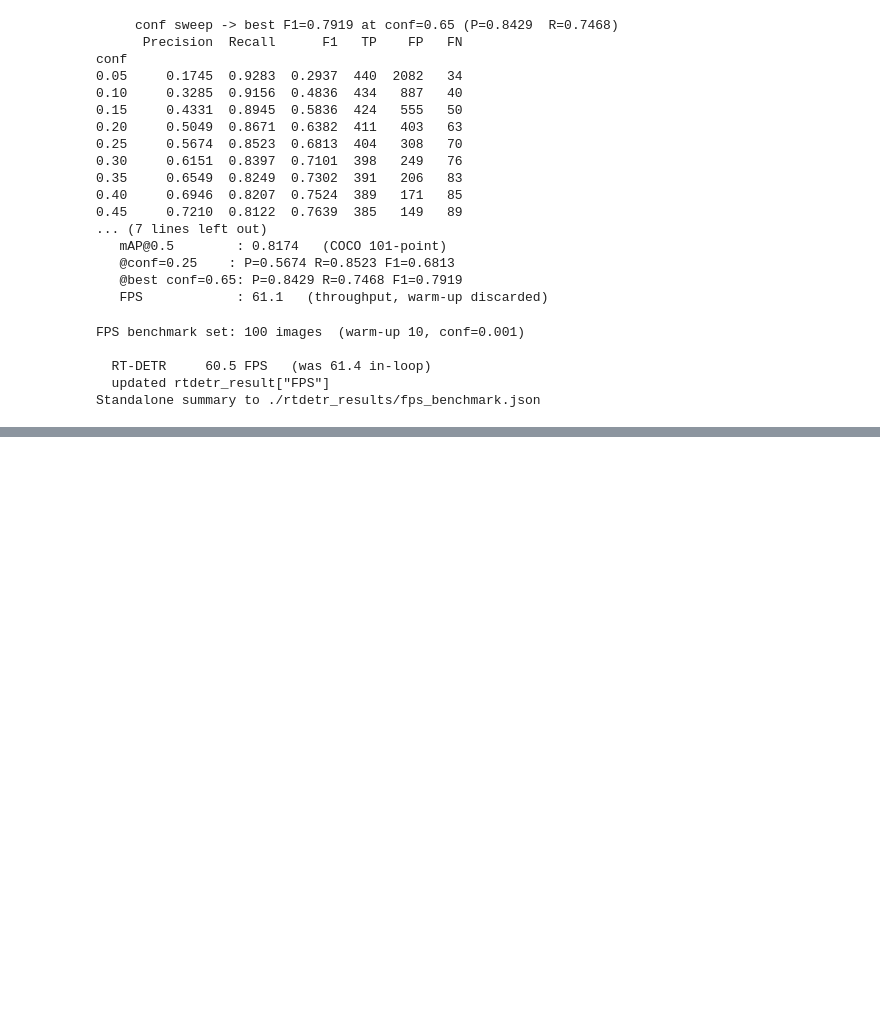
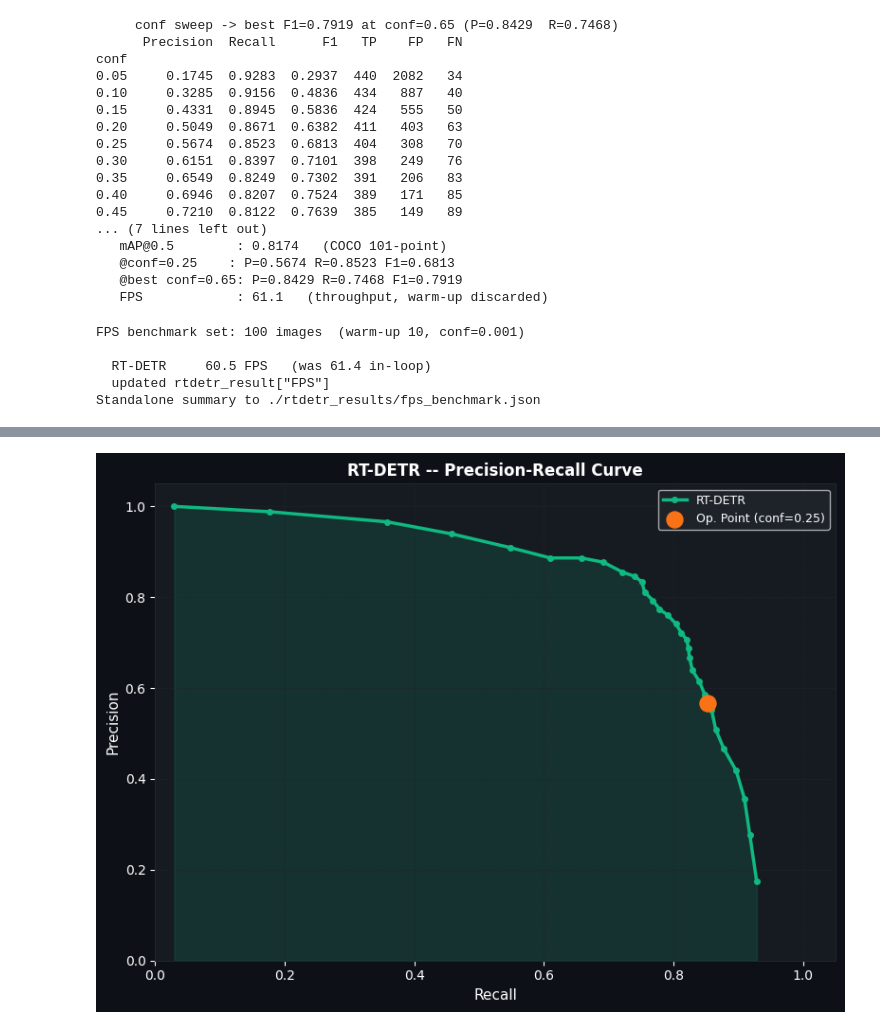
Before and after one commit to Vin456/RGDA-YOLOv8m, a Jupyter notebook: rtdetr.ipynb, the cells around one changed output, grey strips where cells are left out. Saved outputs shown, nothing was run; the diff lists cells and outputs as text; code cells hidden in the pictures; blank space fills up the shorter version.

```diff
--- a/rtdetr.ipynb
+++ b/rtdetr.ipynb
@@ -890,0 +991,100 @@ Standalone summary to ./rtdetr_results/fps_benchmark.json
+# %%
+# RT-DETR Precision-Recall Curve
+_model2 = _RTDETR(RTDETR_WEIGHTS)
+_model2.to(DEVICE)
+
+# Collect all predictions for PR curve
+_eval_recs = val_recs[:MAX_IMAGES] if MAX_IMAGES else val_recs
+_all_gt_pr = []
+_all_pl_pr = []
+
+for rec in tqdm(_eval_recs, desc="  PR Curve inference"):
+    img = cv2.imread(str(rec["image_path"]))
+    if img is None:
+        continue
+    results = _model2(
+        img,
+        imgsz=IMG_SIZE,
+        conf=0.01,  # low conf to get full curve
+        iou=IOU_THRESH,
+        verbose=False,
+        device=DEVICE,
+    )
+    preds = []
+    for r in results:
+        if r.boxes is None:
+            continue
+        for box in r.boxes:
+            x1, y1, x2, y2 = box.xyxy[0].tolist()
+            preds.append(
+                {
+                    "label": "pothole",
+                    "conf": float(box.conf[0]),
+                    "xmin": x1,
+                    "ymin": y1,
+                    "xmax": x2,
+                    "ymax": y2,
+                }
+            )
+    _all_gt_pr.append(rec["gt_boxes"])
+    _all_pl_pr.append(preds)
+
+# Build PR curve at multiple thresholds
+_thresholds = np.linspace(0.05, 0.95, 30)
+_pr_points = []
+for thr in _thresholds:
+    _filtered = []
+    for preds in _all_pl_pr:
+        _filtered.append([p for p in preds if p["conf"] >= thr])
+    _m = evaluate(_all_gt_pr, _filtered)
+    _pr_points.append((_m["Recall"], _m["Precision"]))
+
+_pr_points.sort(key=lambda x: x[0])
+_recalls_pr = [p[0] for p in _pr_points]
+_precisions_pr = [p[1] for p in _pr_points]
+
+fig, ax = plt.subplots(figsize=(8, 6))
+fig.patch.set_facecolor("#0d1117")
+ax.set_facecolor("#161b22")
+
+ax.plot(
+    _recalls_pr,
+    _precisions_pr,
+    color="#10b981",
+    linewidth=2.5,
+    marker="o",
+    markersize=4,
+    label="RT-DETR",
+)
+ax.fill_between(_recalls_pr, _precisions_pr, alpha=0.15, color="#10b981")
+
+# Mark operating point
+ax.scatter(
+    [rtdetr_result["Recall"]],
+    [rtdetr_result["Precision"]],
+    color="#f97316",
+    s=150,
+    zorder=6,
+    label=f"Op. Point (conf={CONF_THRESH})",
+)
+
+ax.set_xlabel("Recall", color="white", fontsize=11)
+ax.set_ylabel("Precision", color="white", fontsize=11)
+ax.set_title(
+    "RT-DETR -- Precision-Recall Curve", color="white", fontsize=12, fontweight="bold"
+)
+ax.set_xlim(0, 1.05)
+ax.set_ylim(0, 1.05)
+ax.tick_params(colors="white")
+for sp in ax.spines.values():
+    sp.set_edgecolor("#21262d")
+ax.legend(facecolor="#21262d", labelcolor="white", fontsize=9)
+ax.grid(True, color="#21262d", linestyle="--", linewidth=0.5)
+
+plt.tight_layout()
+out = f"{OUTPUT_DIR}/rtdetr_pr_curve.png"
+plt.savefig(out, dpi=130, bbox_inches="tight", facecolor="#0d1117")
+plt.show()
+print(f"Saved to {out}")
+# %% [output]
+[figure, added]
```
Also changed, not shown: parts of 3 cells of this notebook.
